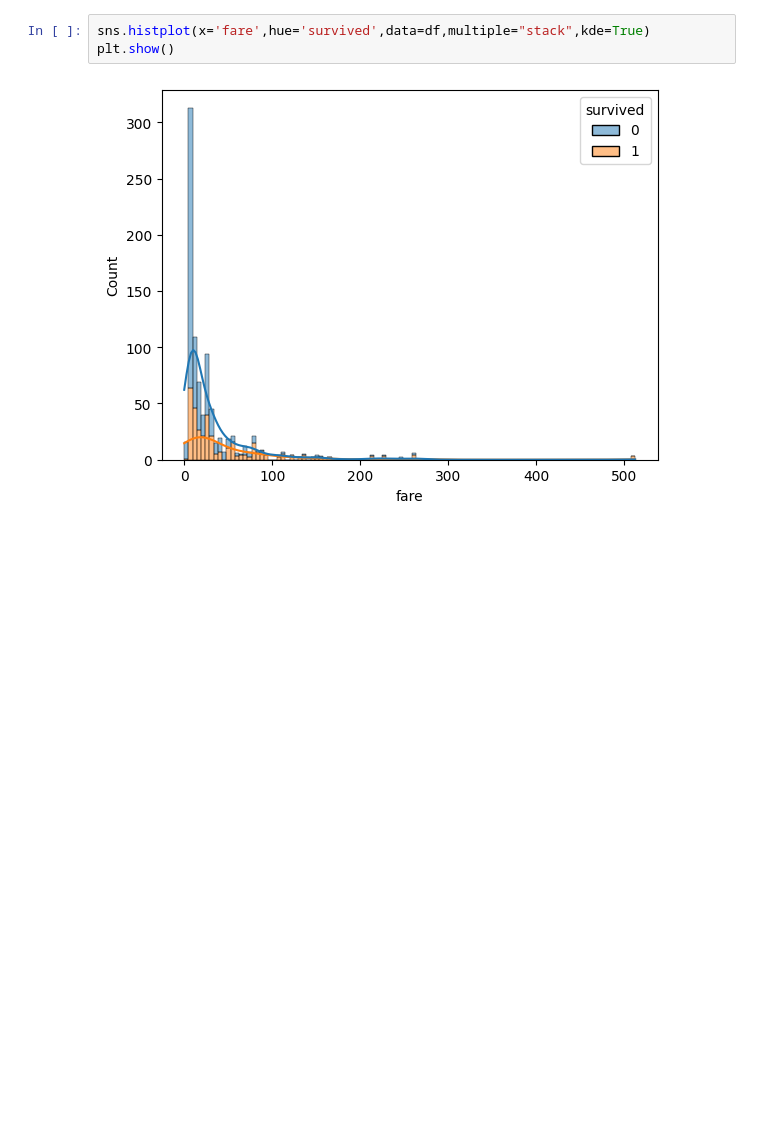
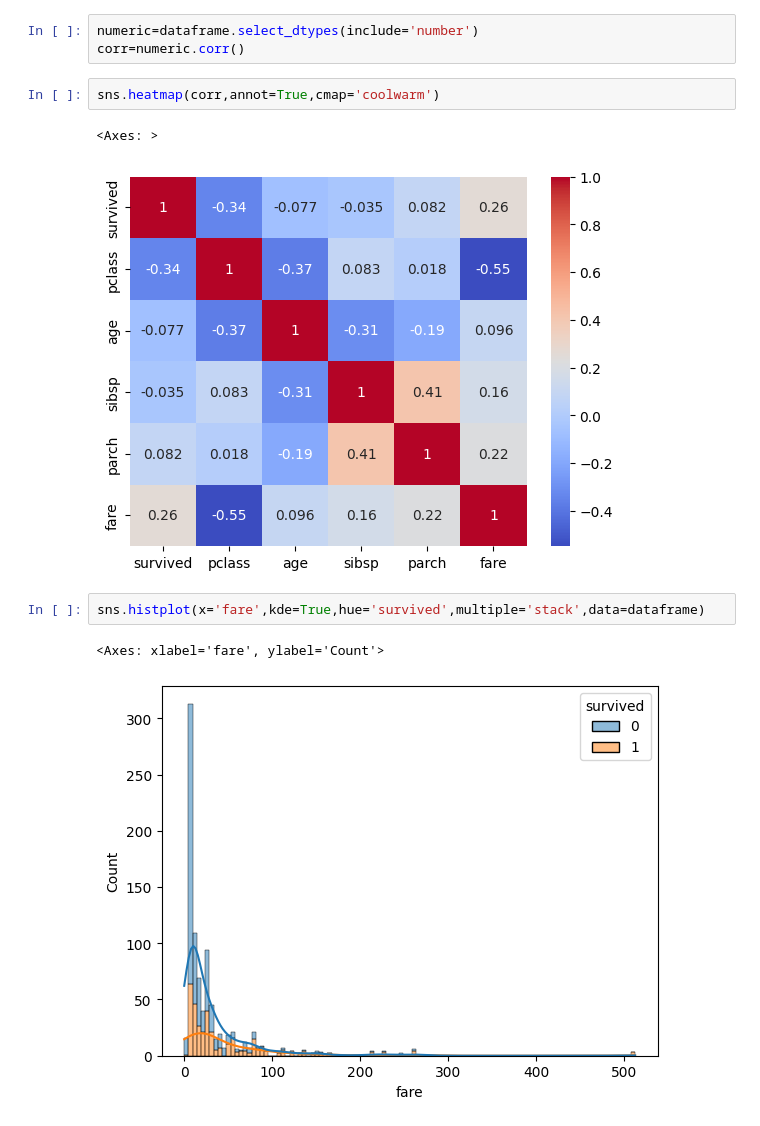
Before and after one commit to 61124/dsbda, a Jupyter notebook: Assignment8.ipynb, the cells around one changed output. Cells and saved outputs as stored; diff of their text form; blank space fills up the shorter version.

```diff
--- a/Assignment8.ipynb
+++ b/Assignment8.ipynb
@@ -61,6 +62,14 @@ plt.show()
 [figure]
+# %%
+numeric=dataframe.select_dtypes(include='number')
+corr=numeric.corr()
+# %%
+sns.heatmap(corr,annot=True,cmap='coolwarm')
+# %% [output]
+<Axes: >
+[figure, added]
 # %%
-sns.histplot(x='fare',hue='survived',data=df,multiple="stack",kde=True)
-plt.show()
+sns.histplot(x='fare',kde=True,hue='survived',multiple='stack',data=dataframe)
 # %% [output]
+<Axes: xlabel='fare', ylabel='Count'>
 [figure]
```
Also changed, not shown: parts of 12 cells of this notebook.
